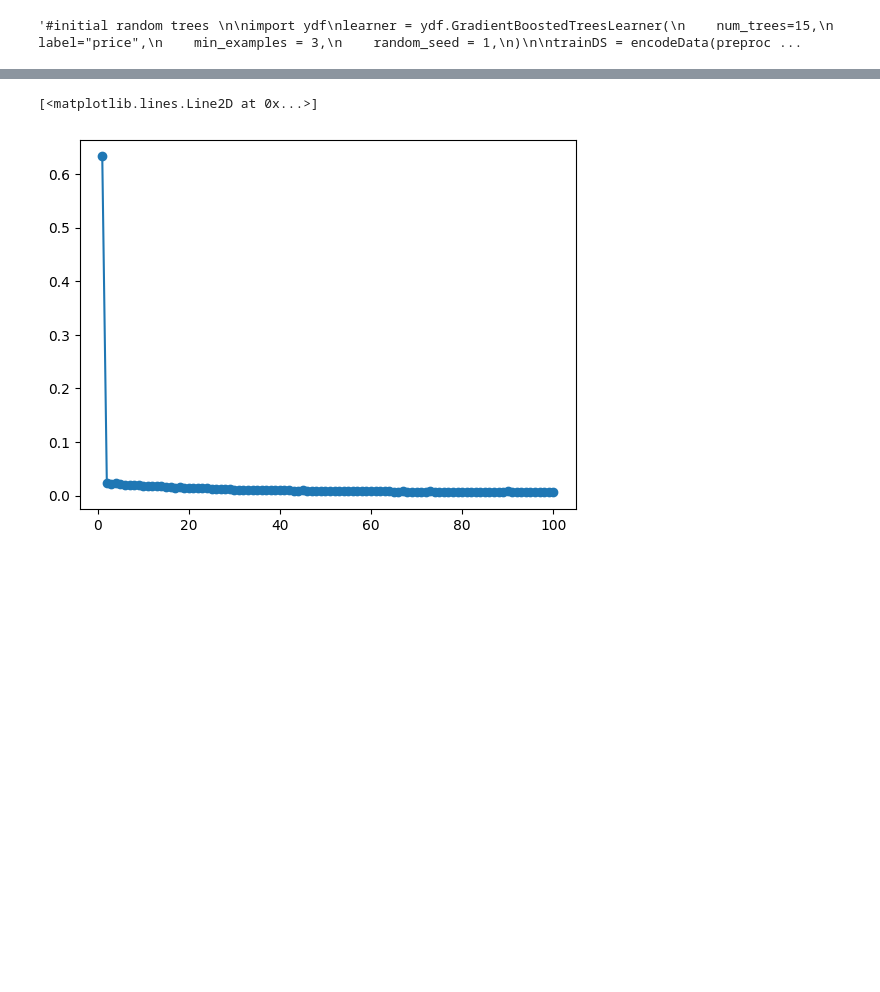
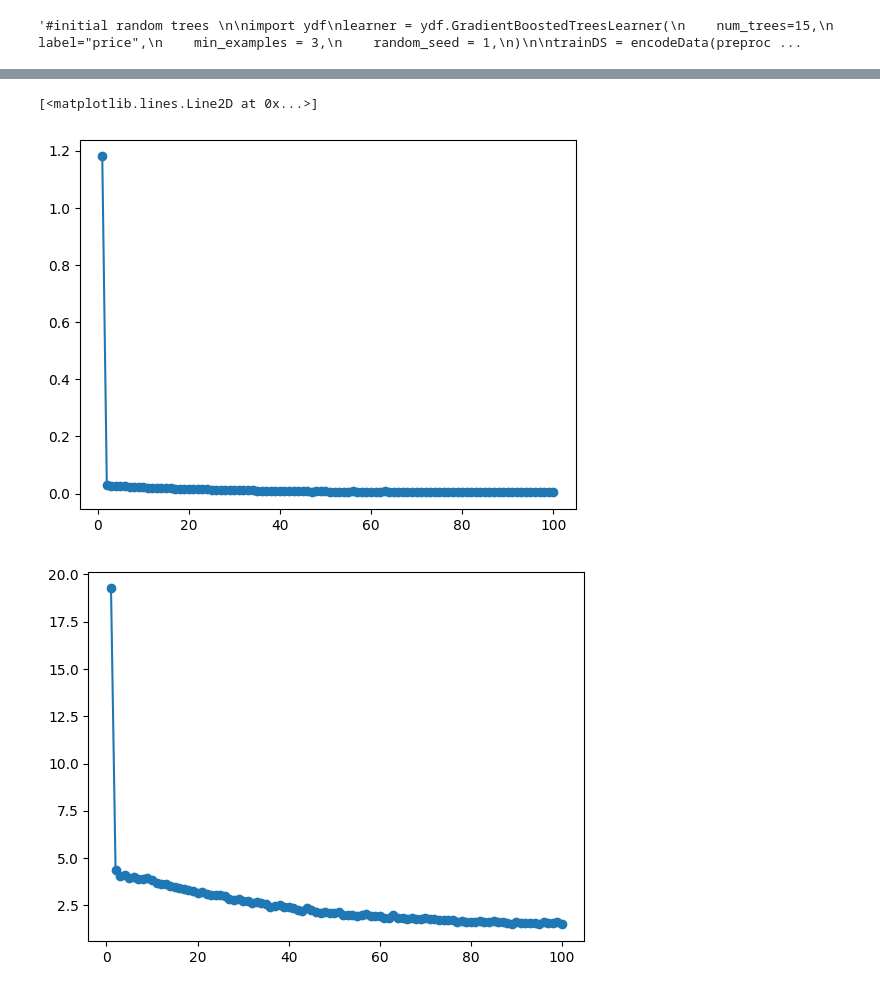
Before and after one commit to FoxtrotUniformCharlieKiloUniform/Airliner-from-scratch, a Jupyter notebook: sydoruk-used-car.ipynb, the cells around one changed output, grey strips where cells are left out. Drawn from its saved outputs; the diff is of its cells as text; code cells hidden in the pictures; blank space fills up the shorter version.

```diff
--- a/sydoruk-used-car.ipynb
+++ b/sydoruk-used-car.ipynb
@@ -235,7 +235,7 @@ torch.manual_seed(seed)
 if torch.cuda.is_available():
     torch.cuda.manual_seed_all(seed)
 # %%
-n = 45
+n = 60
 
 class usedCarModel(nn.Module):
     def __init__(self, input_size, batch_size):
@@ -281,6 +281,8 @@ criterion = nn.MSELoss()
 opt = optim.Adam(model.parameters(), lr = learning_rate)
 
 lossVec = np.zeros(num_epochs)
+
+accuracyVec = np.zeros(num_epochs)
 # %%
 #Reduce LR Scheduler
 scheduler = torch.optim.lr_scheduler.ReduceLROnPlateau(opt, 'min', factor = 0.7, patience = 2)
@@ -289,12 +291,12 @@ for epoch in range(num_epochs):
     model.train()  # Set the model to training mode
     running_loss = 0.0
     total_output = []
-
+    total_mae = 0.0
 
     for batch_idx, (inputs, labels) in enumerate(trainer):
         inputs = inputs.to(device)
         labels = labels.to(device)
-        total_mae = 0.0
+
         outputs = model(inputs).to(device)
 
         #print("Average label: ", sum(labels)/len(labels), "average output: ",sum(outputs)/len(outputs))
@@ -320,8 +322,9 @@ for epoch in range(num_epochs):
     # Calculate average loss and accuracy for the epoch
     epoch_loss = running_loss / len(trainer)
     lossVec[epoch] = epoch_loss
+    accuracyVec[epoch] = total_mae
 
-    print(f'Epoch [{epoch+1}/{num_epochs}], Loss: {epoch_loss:.4f}, learning rate {learning_rate}')
+    print(f'Epoch [{epoch+1}/{num_epochs}], Loss: {epoch_loss:.4f}, MAE: {total_mae:.4f}, Learning Rate: {learning_rate}')
 
     mean_epoch_output = sum(outputs.cpu().detach().numpy()) / len(outputs.cpu().detach().numpy())
     print("Mean epoch output: ",mean_epoch_output)
@@ -348,9 +351,13 @@ Mean epoch output:  [-0.02699394]
 # %%
 # plot loss
 import matplotlib.pyplot as plt
 epochVec = np.arange(1,num_epochs+1)
 
+plt.figure(1)
 plt.plot(epochVec, lossVec,'o-')
+plt.figure(2)
+plt.plot(epochVec, accuracyVec,'o-')
 # %% [output]
 [<matplotlib.lines.Line2D at 0x...>]
-[figure, old version]
+[figure, new version]
+[figure, added]
```
Also changed, not shown: parts of 2 cells of this notebook.
